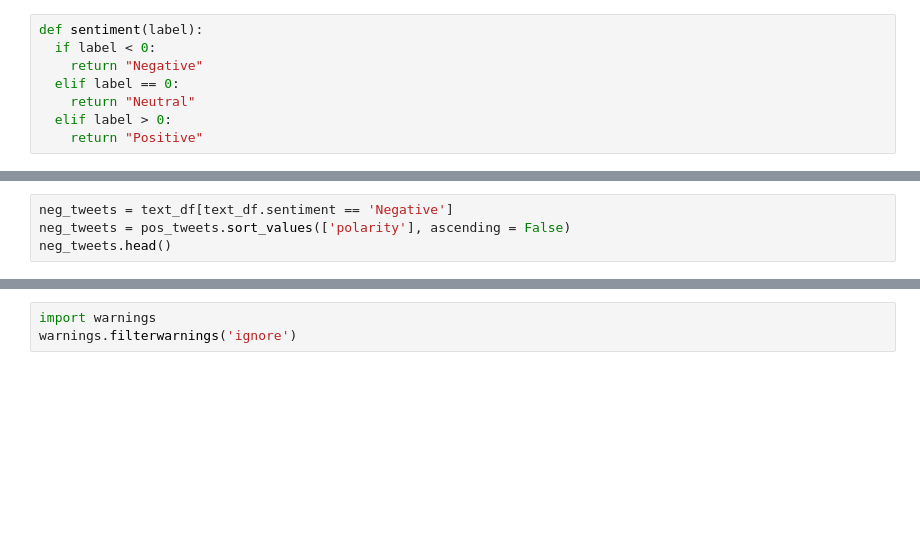
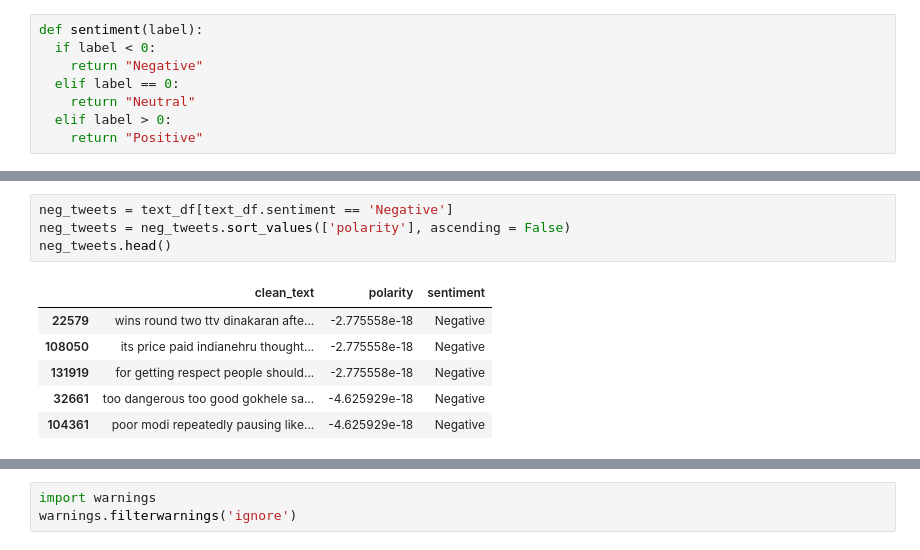
Before and after one commit to Emmanuel-9/myPersonalityTrait, a Jupyter notebook: Sentiment_Analysis.ipynb, the cells around one changed output, grey strips where cells are left out. Cells and saved outputs as stored; diff of their text form; blank space fills up the shorter version.

```diff
--- a/Sentiment_Analysis.ipynb
+++ b/Sentiment_Analysis.ipynb
@@ -281,7 +279,14 @@ NameError: ignored
 # %%
 neg_tweets = text_df[text_df.sentiment == 'Negative']
-neg_tweets = pos_tweets.sort_values(['polarity'], ascending = False)
+neg_tweets = neg_tweets.sort_values(['polarity'], ascending = False)
 neg_tweets.head()
+# %% [output]
+|  | clean_text | polarity | sentiment |
+| 22579 | wins round two ttv dinakaran afte... | -2.775558e-18 | Negative |
+| 108050 | its price paid indianehru thought... | -2.775558e-18 | Negative |
+| 131919 | for getting respect people should... | -2.775558e-18 | Negative |
+| 32661 | too dangerous too good gokhele sa... | -4.625929e-18 | Negative |
+| 104361 | poor modi repeatedly pausing like... | -4.625929e-18 | Negative |
 # %%
 clean_text = ' '.join([word for word in neg_tweets['clean_text']])
 plt.figure(figsize=(20,15), facecolor='None')
```
Also changed, not shown: parts of 45 cells of this notebook.
